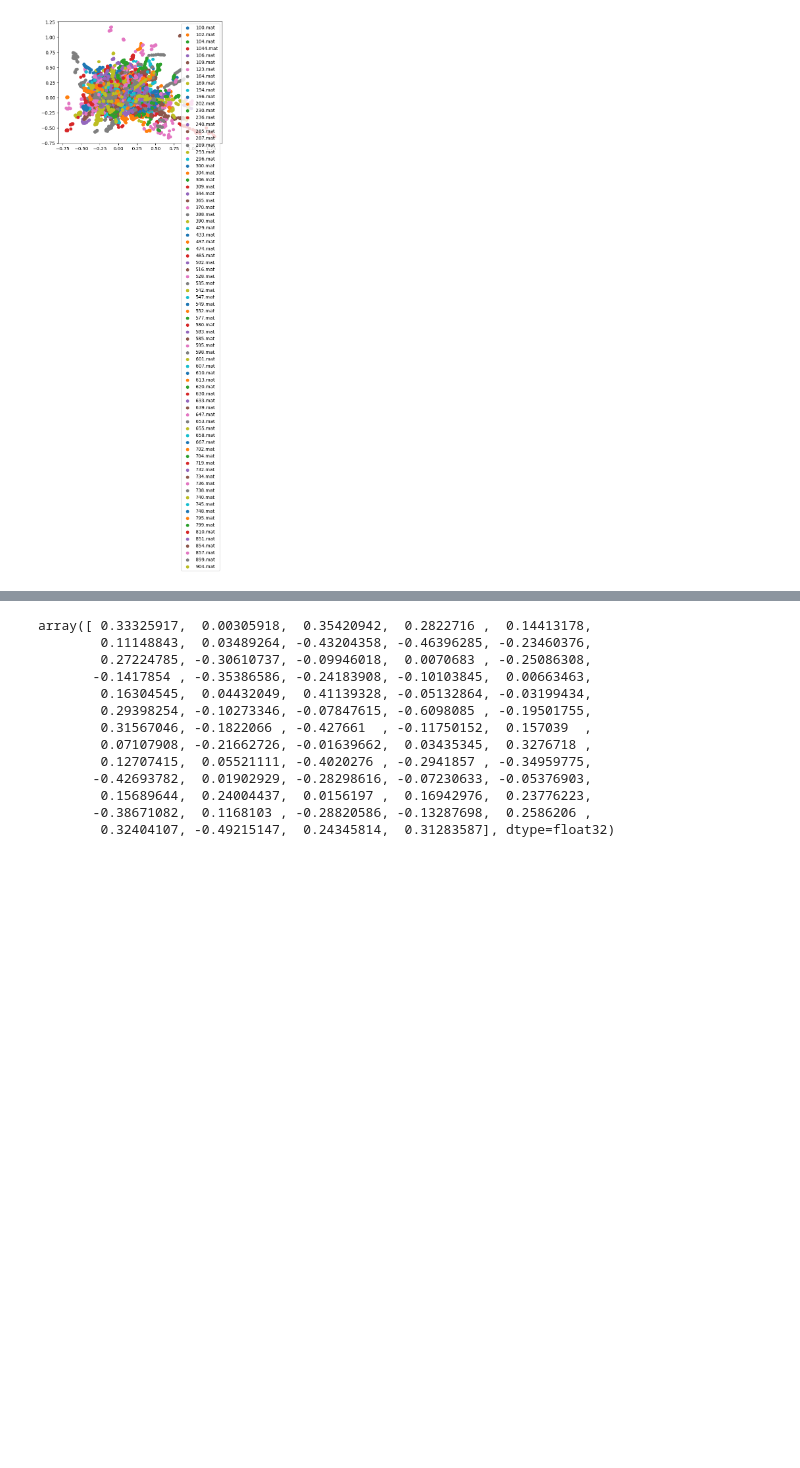
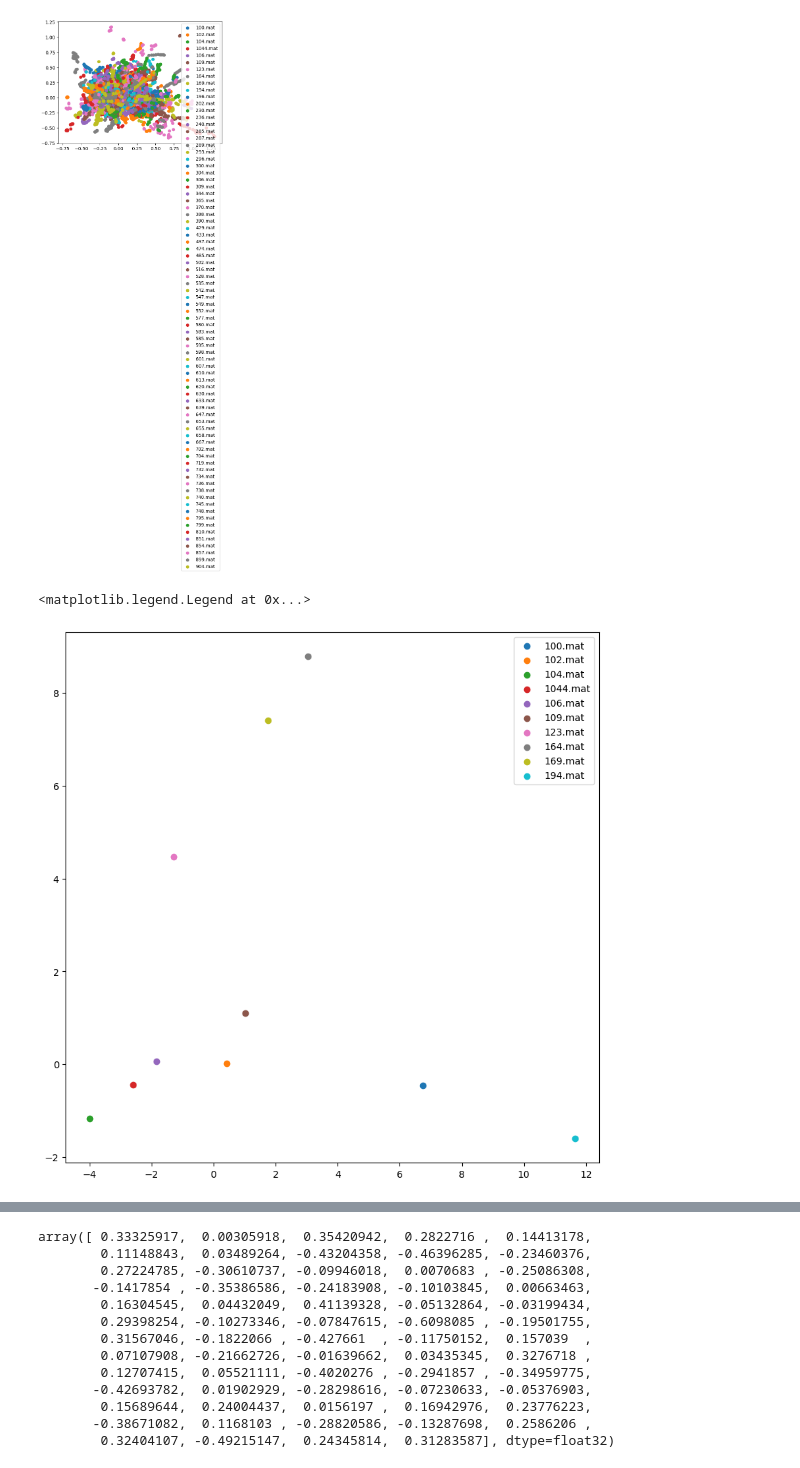
Before and after one commit to kaburia/animal-poses4population, a Jupyter notebook: graph_embeddings.ipynb, the cells around one changed output, grey strips where cells are left out. Cells and saved outputs as stored; diff of their text form; code cells hidden in the pictures; blank space fills up the shorter version.

```diff
--- a/graph_embeddings.ipynb
+++ b/graph_embeddings.ipynb
@@ -116,19 +116,3 @@ for matr_val in graph_seq.values():
                     ((abs(adjacency_matrix(matr_val).shape[0]-300), 0), (0, 0), (0, 0))))
 
     # print(adjacency_matrix(matr_val).shape)
-# %%
-num_samples, num_channels, height, width = np.array(Video_data).shape
-X = np.array(Video_data).reshape(num_samples, num_channels*height*width)
-pca = PCA(n_components=2)
-X_pca = pca.fit_transform(X)
-pca_dict = dict(zip(graph_seq.keys(), X_pca))
-
-count = 0
-# plot the PCA_dict
-plt.figure(figsize=(10,10))
-for key, value in pca_dict.items():
-    if count == 20:
-        break
-    plt.scatter(value[0], value[1], label=key)
-    count += 1
-plt.legend()
@@ -251,3 +224,22 @@ plt.legend()
 # %% [output]
 <matplotlib.legend.Legend at 0x...>
 [figure]
+# %%
+num_samples, num_channels, height, width = np.array(Video_data).shape
+X = np.array(Video_data).reshape(num_samples, num_channels*height*width)
+pca = PCA(n_components=2)
+X_pca = pca.fit_transform(X)
+pca_dict = dict(zip(graph_seq.keys(), X_pca))
+
+count = 0
+# plot the PCA_dict
+plt.figure(figsize=(10,10))
+for key, value in pca_dict.items():
+    if count == 10:
+        break
+    plt.scatter(value[0], value[1], label=key)
+    count += 1
+plt.legend()
+# %% [output]
+<matplotlib.legend.Legend at 0x...>
+[figure, added]
```
Also changed, not shown: parts of 4 cells of this notebook.
